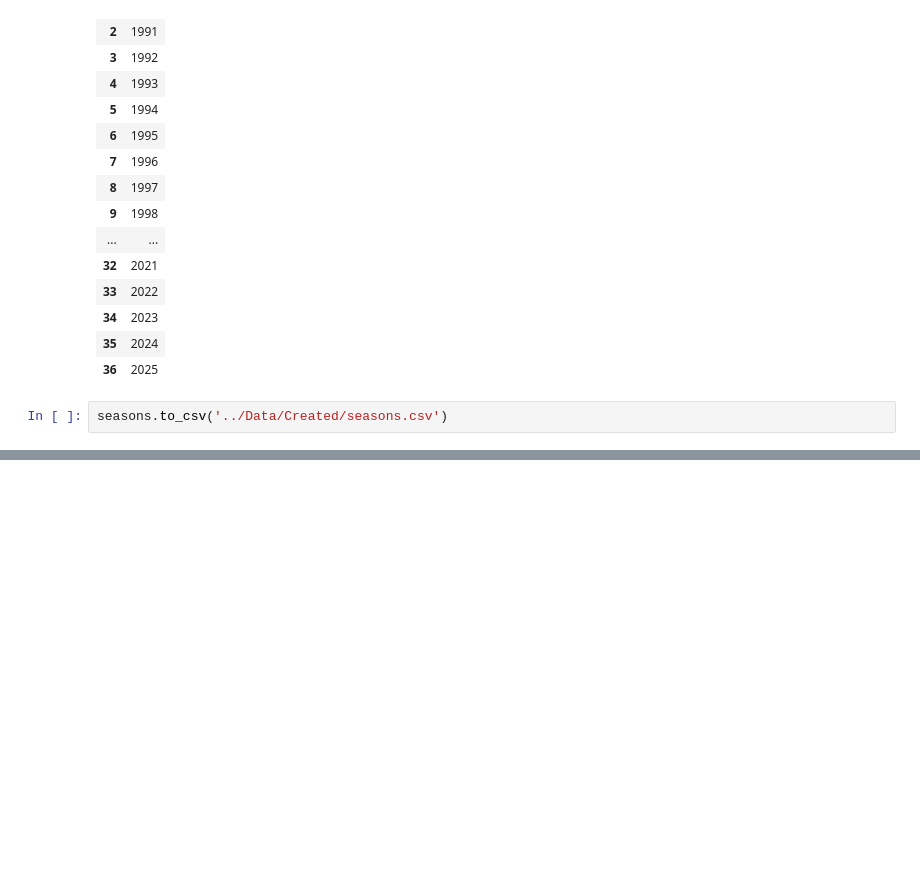
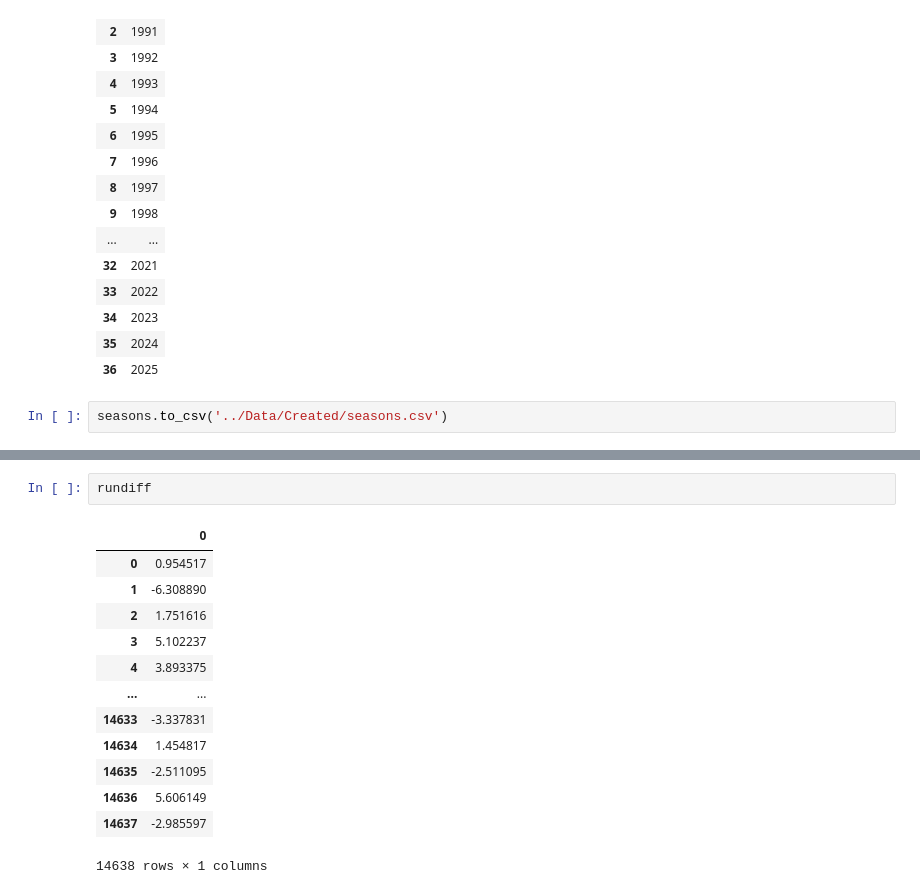
Before and after one commit to juddybuddy17/MLB-Odds-Predictor, a Jupyter notebook: Code/SL DFs.ipynb, the cells around one changed output, grey strips where cells are left out. Cells and saved outputs as stored; diff of their text form; blank space fills up the shorter version.

```diff
--- a/Code/SL DFs.ipynb
+++ b/Code/SL DFs.ipynb
@@ -148,0 +132,16 @@ seasons.to_csv('../Data/Created/seasons.csv')
+# %%
+rundiff
+# %% [output]
+|  | 0 |
+| 0 | 0.954517 |
+| 1 | -6.308890 |
+| 2 | 1.751616 |
+| 3 | 5.102237 |
+| 4 | 3.893375 |
+| ... | ... |
+| 14633 | -3.337831 |
+| 14634 | 1.454817 |
+| 14635 | -2.511095 |
+| 14636 | 5.606149 |
+| 14637 | -2.985597 |
+14638 rows × 1 columns
```
Also changed, not shown: parts of 9 cells of this notebook, 10 other files.
